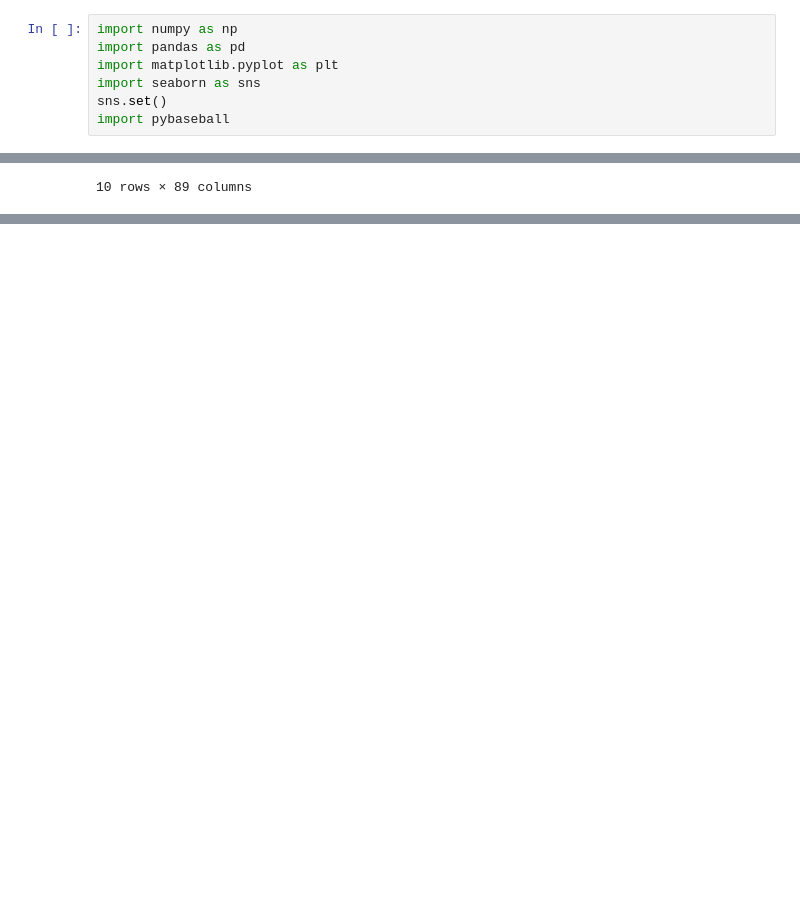
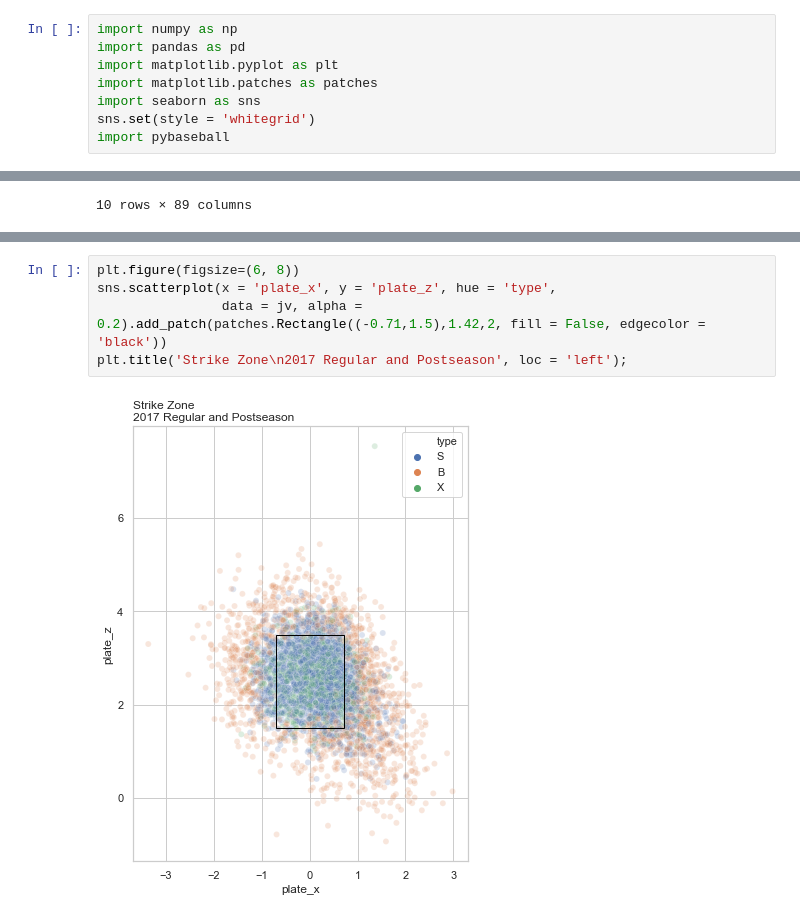
Before and after one commit to jwnorm/jv_world_series_2017, a Jupyter notebook: hw_2.ipynb, the cells around one changed output, grey strips where cells are left out. Saved outputs shown, nothing was run; the diff lists cells and outputs as text; blank space fills up the shorter version.

```diff
--- a/hw_2.ipynb
+++ b/hw_2.ipynb
@@ -16,6 +18,7 @@ Here is a way to install the package, if you wish:
 import numpy as np
 import pandas as pd
 import matplotlib.pyplot as plt
+import matplotlib.patches as patches
 import seaborn as sns
-sns.set()
+sns.set(style = 'whitegrid')
 import pybaseball
@@ -91,0 +117,7 @@ jv.groupby(['game_date']).mean()
+# %%
+plt.figure(figsize=(6, 8))
+sns.scatterplot(x = 'plate_x', y = 'plate_z', hue = 'type',
+                data = jv, alpha = 0.2).add_patch(patches.Rectangle((-0.71,1.5),1.42,2, fill = False, edgecolor = 'black'))
+plt.title('Strike Zone\n2017 Regular and Postseason', loc = 'left');
+# %% [output]
+[figure, added]
```
Also changed, not shown: parts of 63 cells of this notebook.
